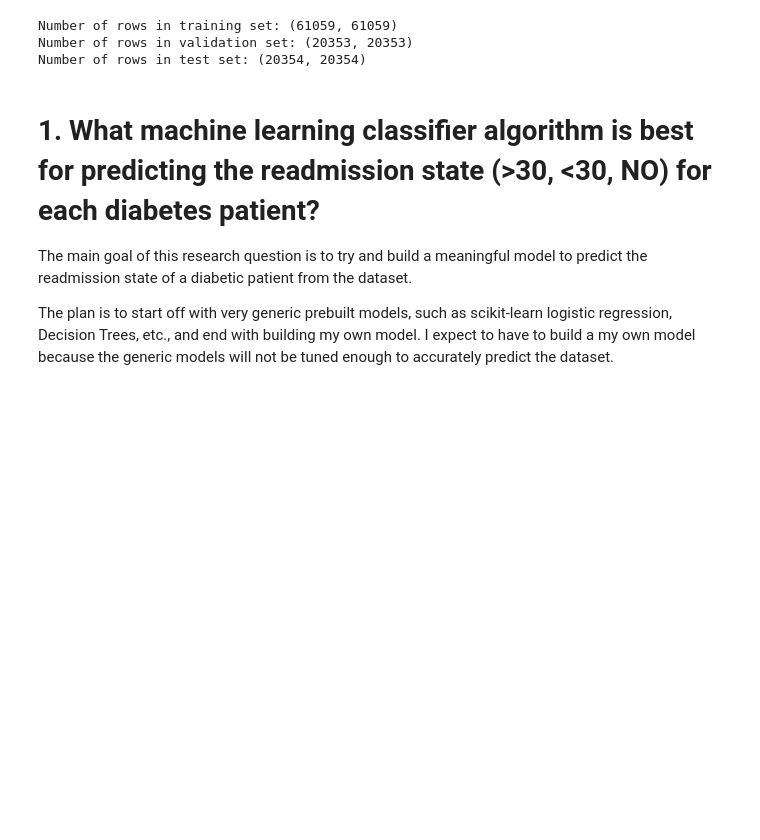
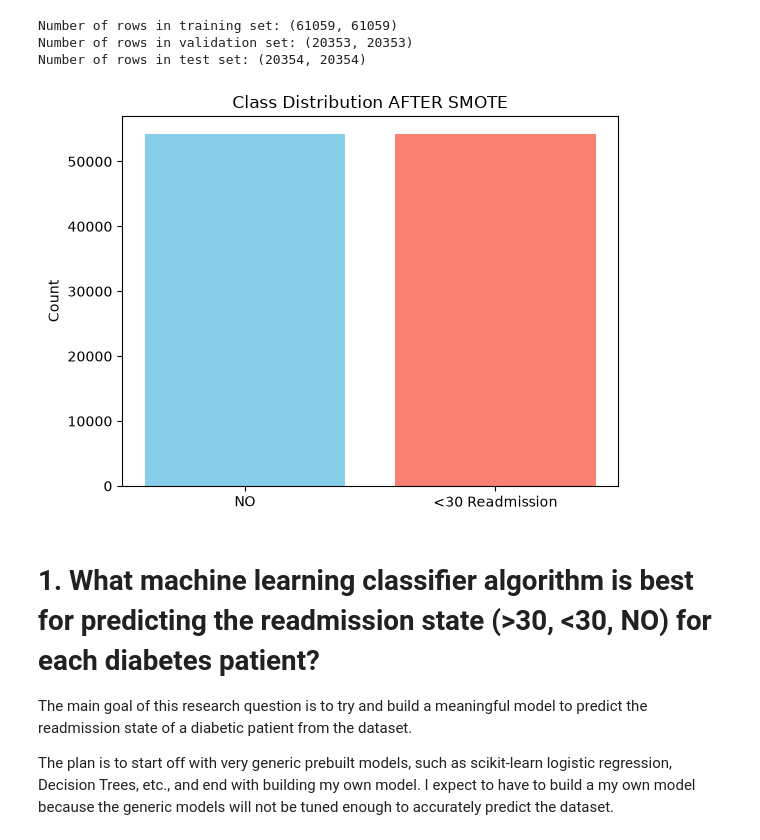
Before and after one commit to benly03/Hospital_readmission, a Jupyter notebook: Hospital_Readmission.ipynb, the cells around one changed output. Cells and saved outputs as stored; diff of their text form; code cells hidden in the pictures; blank space fills up the shorter version.

```diff
--- a/Hospital_Readmission.ipynb
+++ b/Hospital_Readmission.ipynb
@@ -315,7 +306,7 @@ Index(['gender', 'age', 'weight', 'time_in_hospital', 'num_lab_procedures',
       dtype='str')
 # %%
 #Isolate target variable
-train_feat = ml_data.drop(columns=['readmitted'])
+train_feat = ml_data.drop(columns=['readmitted', 'A1Cresult'])
 target = ml_data['readmitted']
 
 #Split dataset so 20% is test, 80% is the remaining data
@@ -334,23 +325,24 @@ Number of rows in test set: (20354, 20354)
 # %%
 cat_cols = ['gender', 'age', 'metformin', 'repaglinide', 'nateglinide', 'chlorpropamide',
             'glimepiride', 'acetohexamide', 'glipizide', 'glyburide','tolbutamide',
             'pioglitazone', 'rosiglitazone', 'acarbose', 'miglitol', 'troglitazone',
             'tolazamide', 'examide', 'citoglipton', 'insulin', 'glyburide-metformin',
             'glipizide-metformin', 'glimepiride-pioglitazone', 'metformin-rosiglitazone',
-            'metformin-pioglitazone', 'change_No', 'diabetesMed_Yes', 'max_glu_serum_>300',
-            'max_glu_serum_Norm', 'A1Cresult_>8', 'A1Cresult_Norm']
+            'metformin-pioglitazone', 'change', 'diabetesMed']
 
 categorical_features = [X_train.columns.get_loc(c) for c in cat_cols]
 
 smote = SMOTENC(sampling_strategy='minority', random_state=42, categorical_features=categorical_features)
 X_train_sm, y_train_sm = smote.fit_resample(X_train, y_train)
 
 plt.bar(y_train_sm.value_counts().index, y_train_sm.value_counts().values,
         color=['skyblue','salmon'])
 plt.xticks([0,1], ['NO', '<30 Readmission'])
 plt.ylabel("Count")
 plt.title("Class Distribution AFTER SMOTE")
 plt.show()
+# %% [output]
+[figure, added]
 # %% [markdown]
 # 1. What machine learning classifier algorithm is best for predicting the readmission state (>30, <30, NO) for each diabetes patient?
 
```
Also changed, not shown: parts of 25 cells of this notebook.
